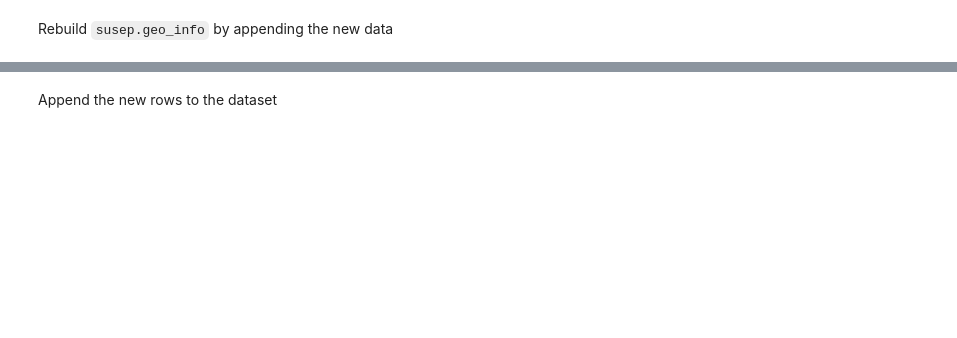
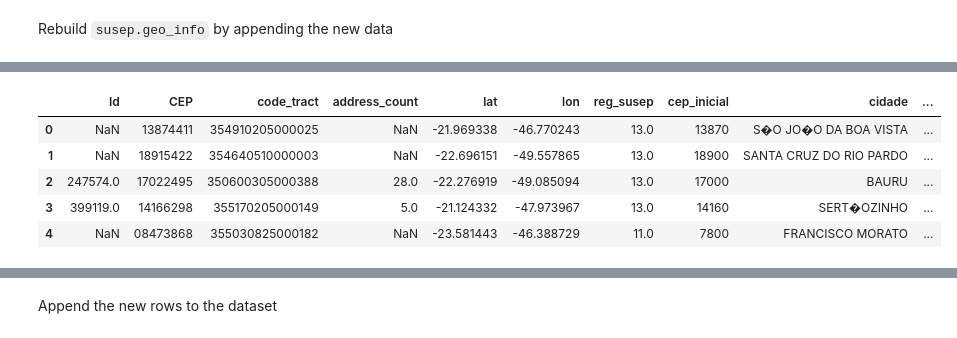
Before and after one commit to AlbertoSCF/location_data_analysis, a Jupyter notebook: PROCESS-0-cep_code_imputation.ipynb, the cells around one changed output, grey strips where cells are left out. Saved outputs shown, nothing was run; the diff lists cells and outputs as text; code cells hidden in the pictures; blank space fills up the shorter version.

```diff
--- a/PROCESS-0-cep_code_imputation.ipynb
+++ b/PROCESS-0-cep_code_imputation.ipynb
@@ -447,0 +409,84 @@ new_data.head()
+# %%
+# Insert columns with missing data for existing records
+for column in ['imputation_method',
+               'mapped_from',
+               'mapped_abs_distance',
+               'mapped_match_in_5_digit_prefix',
+               'assigned_in_correios_data',
+               'mapped_same_loc_nu',
+               'mapped_same_bai_nu_ini',
+               'mapped_same_log_no']:
+    geo_info[column]=np.nan
+
+
+# Create new df
+new_data = []
+skipped_ceps = []
+for i, row in tqdm(final_curated_matches.iterrows()):
+
+    # If the CEP is mapped from another CEP
+    if row['imputation_method']=='mapped_from':
+
+        # Collect a copy of the mapped row
+        mapped_row = geo_info[geo_info['CEP']==row['mapped_from']].copy().iloc[0]
+
+        # Override its info
+        mapped_row['CEP'] = row['cep']
+        for field in row.index[1:]:
+            mapped_row[field]=row[field]
+
+    # Otherwise, we are working with majority voting
+    elif row['imputation_method']=='majority_voting':
+
+        # Collect a temporal df with the records of the 5 digit level
+        tmp_0 = geo_info[geo_info['5_digit_level_CEP']==row['cep'][:5]].copy()
+        non_empty_0 = tmp_0.shape[0]>0
+
+        tmp_1 = tmp_0.dropna(subset=['reg_susep']).copy()
+        non_empty_1 = tmp_1.shape[0]>0
+
+        # If there's any records in this level
+        if non_empty_0:
+
+            # Create a custom mapped row
+            mapped_row = pd.Series({'Id': np.nan,
+                                    'CEP': row['cep'],
+                                    'code_tract': tmp_0.code_tract.mode().values[0],
+                                    'address_count': np.nan,
+                                    'lat': tmp_0.lat.mean(),
+                                    'lon': tmp_0.lon.mean(),
+                                    'reg_susep': tmp_1.reg_susep.mode().values[0] if non_empty_1 else np.nan,
+                                    'cep_inicial': tmp_1.cep_inicial.mode().values[0] if non_empty_1 else np.nan,
+                                    'cidade': tmp_1.cidade.mode().values[0] if non_empty_1 else np.nan,
+                                    'cep_final': tmp_1.cep_final.mode().values[0] if non_empty_1 else np.nan,
+                                    'cod_reg': tmp_1.cod_reg.mode().values[0] if non_empty_1 else np.nan,
+                                    'reg_decirc': np.nan,
+                                    'cep_ini': np.nan,
+                                    'cep_fim': np.nan,
+                                    '5_digit_level_CEP': row['cep'][:5],
+                                    'imputation_method': row['imputation_method'],
+                                    'mapped_from': row['mapped_from'],
+                                    'mapped_abs_distance': row['mapped_abs_distance'],
+                                    'mapped_match_in_5_digit_prefix': row['mapped_match_in_5_digit_prefix'],
+                                    'assigned_in_correios_data': row['assigned_in_correios_data'],
+                                    'mapped_same_loc_nu': row['mapped_same_loc_nu'],
+                                    'mapped_same_bai_nu_ini': row['mapped_same_bai_nu_ini'],
+                                    'mapped_same_log_no': row['mapped_same_log_no'],
+                                    })
+        # Otherwise skip
+        else:
+            skipped_ceps.append(row['cep'])
+
+    # Add to new data
+    new_data.append(mapped_row)
+
+# To DF
+new_data = pd.DataFrame(new_data).reset_index().drop(columns='index')
+new_data.head()
+# %% [output]
+|  | Id | CEP | code_tract | address_count | lat | lon | reg_susep | cep_inicial | cidade | ... |
+| 0 | NaN | 13874411 | 354910205000025 | NaN | -21.969338 | -46.770243 | 13.0 | 13870 | S�O JO�O DA BOA VISTA | ... |
+| 1 | NaN | 18915422 | 354640510000003 | NaN | -22.696151 | -49.557865 | 13.0 | 18900 | SANTA CRUZ DO RIO PARDO | ... |
+| 2 | 247574.0 | 17022495 | 350600305000388 | 28.0 | -22.276919 | -49.085094 | 13.0 | 17000 | BAURU | ... |
+| 3 | 399119.0 | 14166298 | 355170205000149 | 5.0 | -21.124332 | -47.973967 | 13.0 | 14160 | SERT�OZINHO | ... |
+| 4 | NaN | 08473868 | 355030825000182 | NaN | -23.581443 | -46.388729 | 11.0 | 7800 | FRANCISCO MORATO | ... |
```
Also changed, not shown: parts of 25 cells of this notebook.
